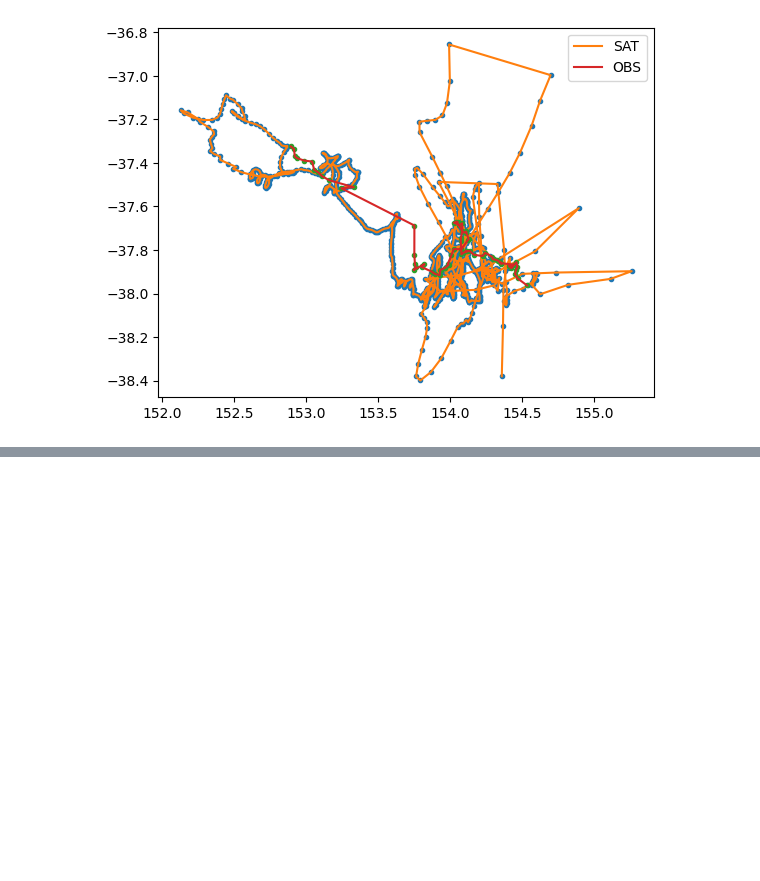
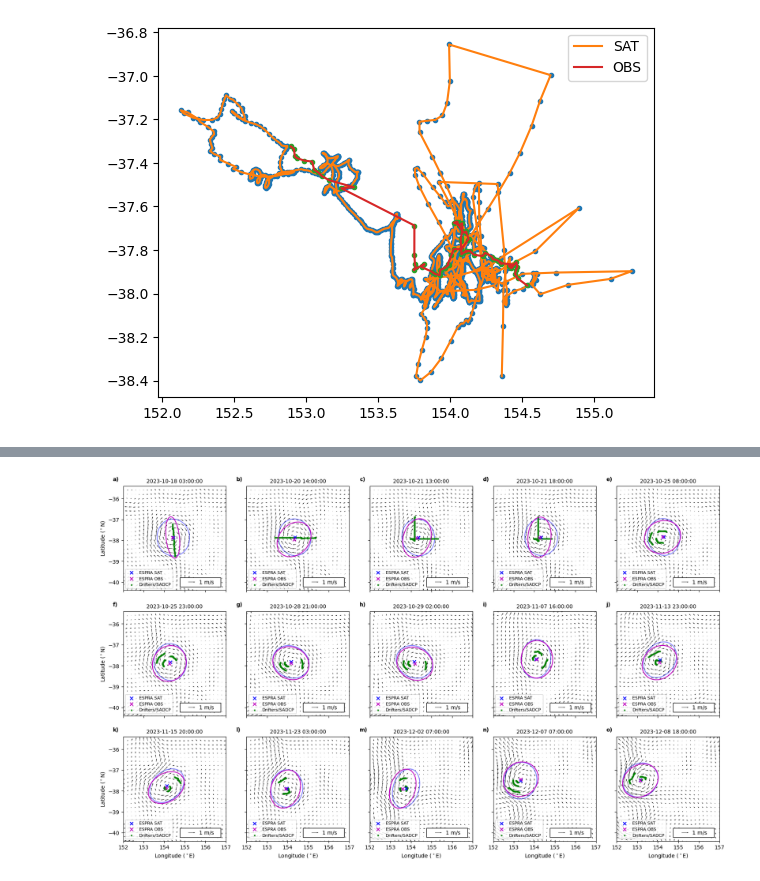
Before and after one commit to regdowse/UNSW-MRes, a Jupyter notebook: MRes/Chapter1/CE_Observation.ipynb, the cells around one changed output, grey strips where cells are left out. Drawn from its saved outputs; the diff is of its cells as text; code cells hidden in the pictures; blank space fills up the shorter version.

```diff
--- a/MRes/Chapter1/CE_Observation.ipynb
+++ b/MRes/Chapter1/CE_Observation.ipynb
@@ -480,3 +497,89 @@ plt.legend()
+# %%
+t_good_sadcp = [5, 55, 75, 80]
+
+t_good = [155, 170, 240, 245, 475, 600, 645, 820, 1040, 1160, 1195]
+
+ts = t_good_sadcp + t_good
+# %%
+from matplotlib.patches import Rectangle
+
+def int_to_excel(n):
+    # Convert 0-indexed integer n to an Excel-style column label in lowercase
+    n += 1  # Convert to 1-indexed
+    result = ""
+    while n:
+        n, remainder = divmod(n - 1, 26)
+        result = chr(97 + remainder) + result  # 97 is ASCII for 'a'
+    return result
+
+rows, cols = 3, 5
+
+spwidth = 4
+
+fig, axs = plt.subplots(rows, cols, figsize=(spwidth*cols,spwidth*rows), sharey=True, sharex=True)
+
+# for k, t in enumerate(np.round(np.linspace(0, len(timestamps)-1, rows*cols))):
+for k, t in enumerate(ts):
+
+    ax = axs[k // cols, k % cols]
+
+    timestamps = df_obs_trace_hrly['Time']
+    time = timestamps[t]
+
+    closest_row = df_ssh_trace[df_ssh_trace['Time'] <= time].iloc[-1]
+    if closest_row['Time'] in tim_ssh:
+        t_closest = np.where(tim_ssh == closest_row['Time'])[0][0]
+    else:
+        t_closest = np.abs(tim_ssh - closest_row['Time']).argmin()
+    ut, vt = u_ssh[:, :, t_closest], v_ssh[:, :, t_closest]
+    stride = 1
+    quiv = ax.quiver(lon_ssh[::stride, ::stride], lat_ssh[::stride, ::stride],
+          ut.T[::stride, ::stride], vt.T[::stride, ::stride],
+          width=0.003, scale=15)
+
+    day_ssh_data = df_ssh_trace.iloc[t_closest]
+    x0, y0, Q, w = day_ssh_data['x0'], day_ssh_data['y0'], day_ssh_data['Q'], day_ssh_data['w']
+    ax.scatter(x0, y0, label='ESPRA SAT', color='b', marker='x', zorder=7, alpha=1)
+    x_ellipse, y_ellipse = plot_ellipse(Q, center=(x0, y0), scale=1)
+    ax.plot(x_ellipse, y_ellipse, 'b-', alpha=.5, zorder=5)
+
+    hrly_obs_data = df_obs_trace_hrly[df_obs_trace_hrly['Time']==time]
+    if not hrly_obs_data.empty:
+        x0_obs, y0_obs, Q_obs, w_obs = hrly_obs_data['x0'], hrly_obs_data['y0'], hrly_obs_data['Q'].iloc[0], hrly_obs_data['w']
+        ax.scatter(x0_obs, y0_obs, label='ESPRA OBS', color='m', marker='x', zorder=7)
+        x_ellipse, y_ellipse = plot_ellipse(Q_obs, center=(x0_obs, y0_obs), scale=1)
+        ax.plot(x_ellipse, y_ellipse, 'm-', zorder=7)
+
+    if time in dic_obs_hrly.keys():
+        xi, yi = dic_obs_hrly[time]['xi'], dic_obs_hrly[time]['yi']
+        ax.scatter(xi, yi, marker='x', color='g', s=5, label='Drifters/SADCP', zorder=6)
+
+    # ax.axis('equal')
+    ax.set_xlim(lon_min_CE-2, lon_max_CE+2)
+    ax.set_ylim(lat_min_CE-2, lat_max_CE+2)
+
+    ax.set_title(f'{time}', fontsize=10)
+    ax.legend(loc='lower left', fontsize=8)
+
+    if k % cols == 0:
+        ax.set_ylabel(r'Latitude ($^\circ$N)')
+    if k >= rows*cols - cols:
+        ax.set_xlabel(r'Longitude ($^\circ$E)')
+
+    ax.text(-0.1, 1.05, int_to_excel(k)+')', transform=ax.transAxes, fontsize=10, fontweight='bold')
+
+    magnitude = 1
+    x_pos, y_pos = 0.75, 0.08
+    box_width = 0.4 # Adjust width as needed
+    box_height = 0.09  # Adjust height as needed
+    rect = Rectangle((x_pos - box_width / 2, y_pos - box_height / 2),
+                           box_width, box_height, transform=ax.transAxes,
+                           facecolor='white', edgecolor='black')
+    ax.add_patch(rect)
+    ax.quiverkey(quiv, X=x_pos-.05, Y=y_pos, U=magnitude,
+                 label=f'{magnitude} m/s', labelpos='E')
+# %% [output]
+[figure, added]
 # %%
 df_ssh_trace.to_pickle("Drifter_plot_data/df_ssh_trace.pkl")
 df_obs_trace_hrly.to_pickle("Drifter_plot_data/df_obs_trace_hrly.pkl")
```
Also changed, not shown: parts of 4 cells of this notebook.
